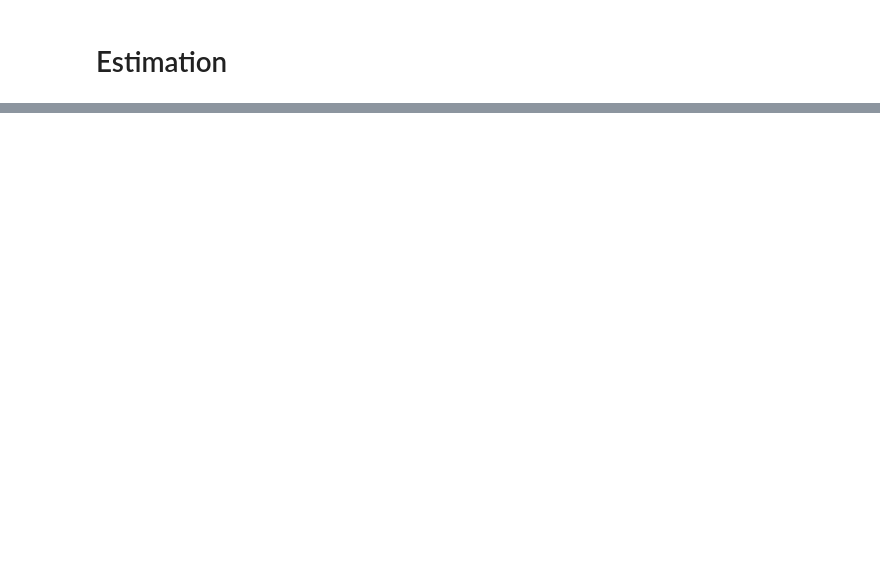
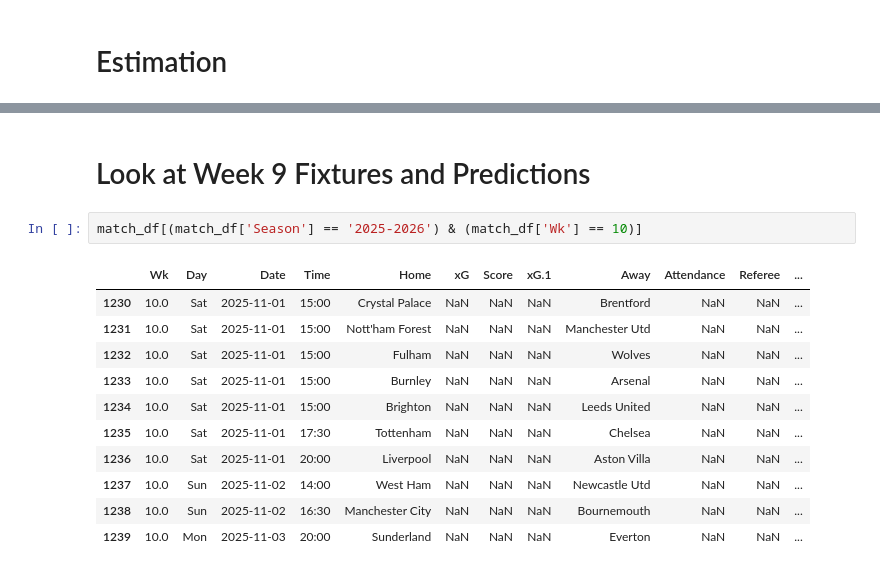
Before and after one commit to amirhosseintavakoli/English-Premier-League-Prediction, a Jupyter notebook: analysis_match_player_level.ipynb, the cells around one changed output, grey strips where cells are left out. Drawn from its saved outputs; the diff is of its cells as text; blank space fills up the shorter version.

```diff
--- a/analysis_match_player_level.ipynb
+++ b/analysis_match_player_level.ipynb
@@ -373,0 +653,16 @@ Logistic Regression:  0.4870689655172414
+# %% [markdown]
+# Look at Week 9 Fixtures and Predictions
+# %%
+match_df[(match_df['Season'] == '2025-2026') & (match_df['Wk'] == 10)]
+# %% [output]
+|  | Wk | Day | Date | Time | Home | xG | Score | xG.1 | Away | Attendance | Referee | ... |
+| 1230 | 10.0 | Sat | 2025-11-01 | 15:00 | Crystal Palace | NaN | NaN | NaN | Brentford | NaN | NaN | ... |
+| 1231 | 10.0 | Sat | 2025-11-01 | 15:00 | Nott'ham Forest | NaN | NaN | NaN | Manchester Utd | NaN | NaN | ... |
+| 1232 | 10.0 | Sat | 2025-11-01 | 15:00 | Fulham | NaN | NaN | NaN | Wolves | NaN | NaN | ... |
+| 1233 | 10.0 | Sat | 2025-11-01 | 15:00 | Burnley | NaN | NaN | NaN | Arsenal | NaN | NaN | ... |
+| 1234 | 10.0 | Sat | 2025-11-01 | 15:00 | Brighton | NaN | NaN | NaN | Leeds United | NaN | NaN | ... |
+| 1235 | 10.0 | Sat | 2025-11-01 | 17:30 | Tottenham | NaN | NaN | NaN | Chelsea | NaN | NaN | ... |
+| 1236 | 10.0 | Sat | 2025-11-01 | 20:00 | Liverpool | NaN | NaN | NaN | Aston Villa | NaN | NaN | ... |
+| 1237 | 10.0 | Sun | 2025-11-02 | 14:00 | West Ham | NaN | NaN | NaN | Newcastle Utd | NaN | NaN | ... |
+| 1238 | 10.0 | Sun | 2025-11-02 | 16:30 | Manchester City | NaN | NaN | NaN | Bournemouth | NaN | NaN | ... |
+| 1239 | 10.0 | Mon | 2025-11-03 | 20:00 | Sunderland | NaN | NaN | NaN | Everton | NaN | NaN | ... |
```
Also changed, not shown: parts of 28 cells of this notebook, 46 other files.
